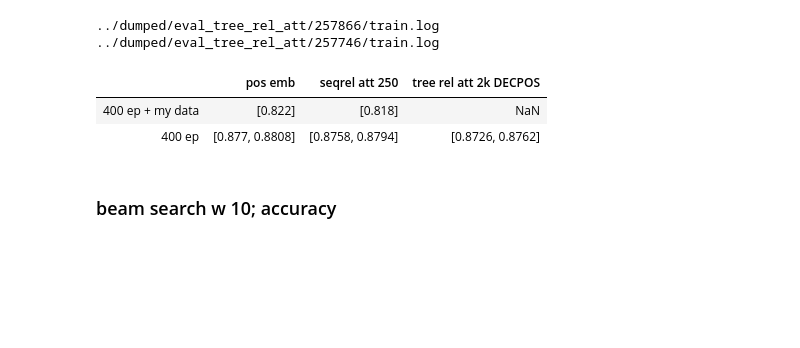
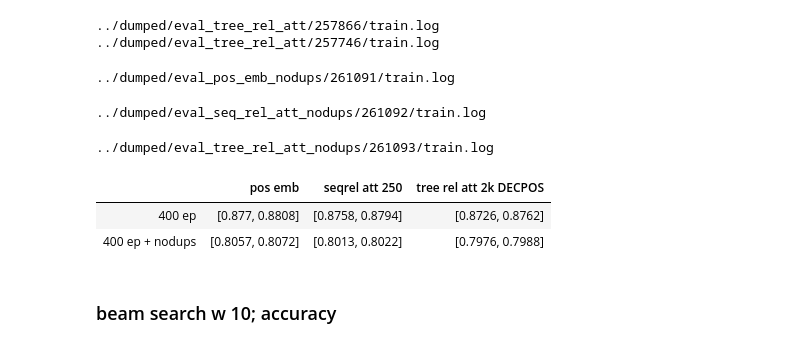
Before and after one commit to Kirili4ik/SymbolicMathematics, a Jupyter notebook: notebooks/my_metrics-base-seqrel.ipynb, the cells around one changed output. Saved outputs shown, nothing was run; the diff lists cells and outputs as text; code cells hidden in the pictures; blank space fills up the shorter version.

```diff
--- a/notebooks/my_metrics-base-seqrel.ipynb
+++ b/notebooks/my_metrics-base-seqrel.ipynb
@@ -184,7 +202,13 @@ names = {'188513':'emb',
          '236678':'tree rel mult2 2k + DECPOS NUM2',
          '236679':'tree rel mult2 10k + DECPOS',
          '239415':'pos emb 400ep',
-         '238443':'seqrel att 250 400ep'
+         '238443':'seqrel att 250 400ep',
+         '261725':'tree pos enc w16',
+         '261726':'tree pos enc w32',
+         '262367':'tree pos enc w8',
+         '262369':'tree pos enc w16 NO DECPOS',
+         '262944':'tree pos enc w16 NUM2',
+         '263222':'tree pos enc w32 NUM2'
         }
 # %% [markdown]
 Количество эпох каждой модели:
@@ -380,6 +406,30 @@ for filename in os.listdir(root):
 # %% [output]
 ../dumped/eval_tree_rel_att/257866/train.log
 ../dumped/eval_tree_rel_att/257746/train.log
+# %%
+root = '../dumped/eval_pos_emb_nodups/'
+for filename in os.listdir(root):
+    run_name = root + filename + '/train.log'
+    print(run_name)
+    runs.append(run_name)
+# %% [output]
+../dumped/eval_pos_emb_nodups/261091/train.log
+# %%
+root = '../dumped/eval_seq_rel_att_nodups/'
+for filename in os.listdir(root):
+    run_name = root + filename + '/train.log'
+    print(run_name)
+    runs.append(run_name)
+# %% [output]
+../dumped/eval_seq_rel_att_nodups/261092/train.log
+# %%
+root = '../dumped/eval_tree_rel_att_nodups/'
+for filename in os.listdir(root):
+    run_name = root + filename + '/train.log'
+    print(run_name)
+    runs.append(run_name)
+# %% [output]
+../dumped/eval_tree_rel_att_nodups/261093/train.log
 # %%
 import datetime
 import json
@@ -418,39 +471,39 @@ names = {'238212':'pos emb',
 # %%
 ### print results in readable dataframe
 
 import pandas as pd
 
 res_df = pd.DataFrame(columns=['pos emb', 'seqrel att 250', 'tree rel att 2k DECPOS'])
 for run in runs_dict:
     acc = runs_dict[run]
 
     if 'pos emb' in names[run]:
         col = 'pos emb'
     elif 'seqrel att 250' in names[run]:
         col = 'seqrel att 250'
     elif 'tree' in names[run]:
         col = 'tree rel att 2k DECPOS'
 
-    if '400ep' in names[run] and 'my_data' in names[run]:
-        row = '400 ep + my data'
+    if '400ep' in names[run] and 'nodups' in names[run]:
+        row = '400 ep + nodups'
     elif '400ep' in names[run]:
         row = '400 ep'
-    elif 'my_data' in names[run]:
-        #row = 'my data'
-        continue
+    #elif 'my_data' in names[run]:
+    #    row = 'my data'
+    #    continue
     else:
         #row = 'base'
         continue
 
     for i in range(len(acc)):
         acc[i] = round(acc[i], 4)
     res_df.loc[row, col] = acc
 
 
 res_df
 # %% [output]
 |  | pos emb | seqrel att 250 | tree rel att 2k DECPOS |
-| 400 ep + my data | [0.822] | [0.818] | NaN |
 | 400 ep | [0.877, 0.8808] | [0.8758, 0.8794] | [0.8726, 0.8762] |
+| 400 ep + nodups | [0.8057, 0.8072] | [0.8013, 0.8022] | [0.7976, 0.7988] |
 # %% [markdown]
 ### beam search w 10; accuracy
```
Also changed, not shown: parts of 8 cells of this notebook, 3 other files.
